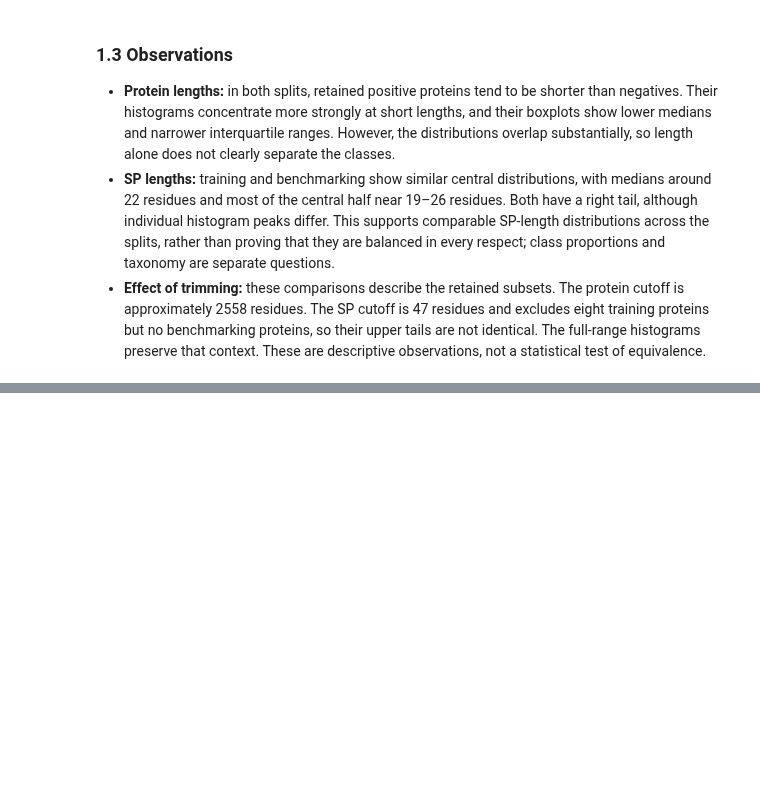
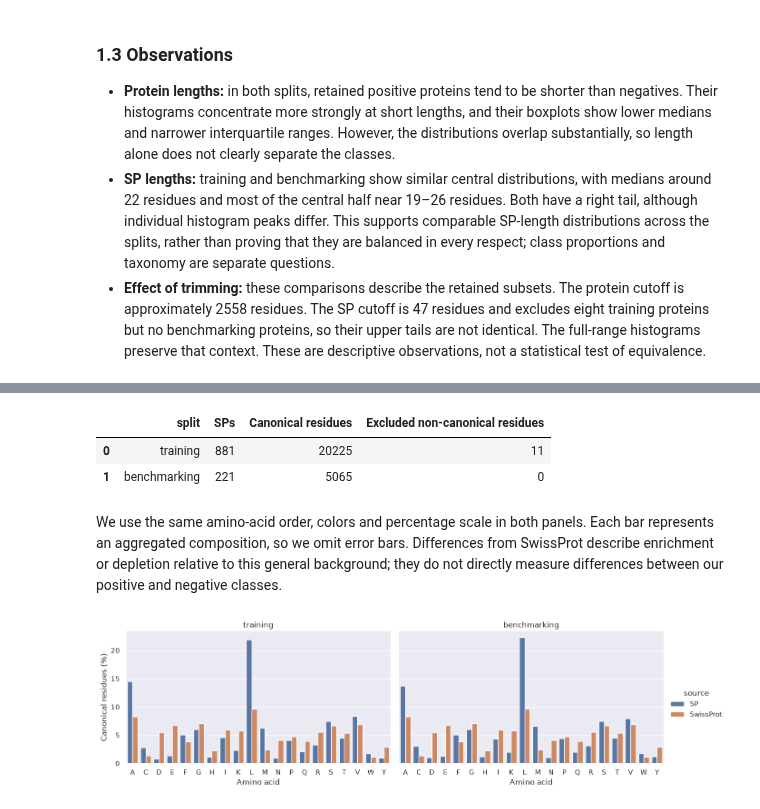
Before and after one commit to bioinformatikk/LB2_project_Group_10, a Jupyter notebook: notebooks/02c_data_analysis.ipynb, the cells around one changed output, grey strips where cells are left out. Drawn from its saved outputs; the diff is of its cells as text; code cells hidden in the pictures; blank space fills up the shorter version.

Commit message:
SP composition added on 02c

```diff
--- a/notebooks/02c_data_analysis.ipynb
+++ b/notebooks/02c_data_analysis.ipynb
@@ -303,0 +339,51 @@ plt.show()
+# %%
+composition_rows = []
+residue_summary = []
+
+for split in split_order:
+    accessions = positive_metadata.loc[
+        positive_metadata["split"] == split, "accession"
+    ]
+    residues = "".join(sp_sequences[accession] for accession in accessions)
+    counts = {aa: residues.count(aa) for aa in amino_acids}
+    known_residues = sum(counts.values())
+
+    residue_summary.append({
+        "split": split,
+        "SPs": len(accessions),
+        "Canonical residues": known_residues,
+        "Excluded non-canonical residues": len(residues) - known_residues,
+    })
+
+    for aa in amino_acids:
+        composition_rows.append({
+            "split": split, "amino_acid": aa, "source": "SP",
+            "percentage": 100 * counts[aa] / known_residues,
+        })
+        composition_rows.append({
+            "split": split, "amino_acid": aa, "source": "SwissProt",
+            "percentage": 100 * swissprot_percent[aa] / swissprot_total,
+        })
+
+aa_composition = pd.DataFrame(composition_rows)
+pd.DataFrame(residue_summary)
+# %% [output]
+|  | split | SPs | Canonical residues | Excluded non-canonical residues |
+| 0 | training | 881 | 20225 | 11 |
+| 1 | benchmarking | 221 | 5065 | 0 |
+# %% [markdown]
+We use the same amino-acid order, colors and percentage scale in both panels. Each bar represents an aggregated composition, so we omit error bars. Differences from SwissProt describe enrichment or depletion relative to this general background; they do not directly measure differences between our positive and negative classes.
+# %%
+g = sns.catplot(
+    data=aa_composition, x="amino_acid", y="percentage",
+    order=amino_acids, hue="source", hue_order=["SP", "SwissProt"],
+    palette={"SP": "C0", "SwissProt": "C1"},
+    col="split", col_order=split_order,
+    kind="bar", errorbar=None,
+    height=4, aspect=1.6
+)
+g.set_axis_labels("Amino acid", "Canonical residues (%)")
+g.set_titles("{col_name}")
+plt.show()
+# %% [output]
+[figure, added]
```
Also changed, not shown: parts of 7 cells of this notebook, 1 other file.
